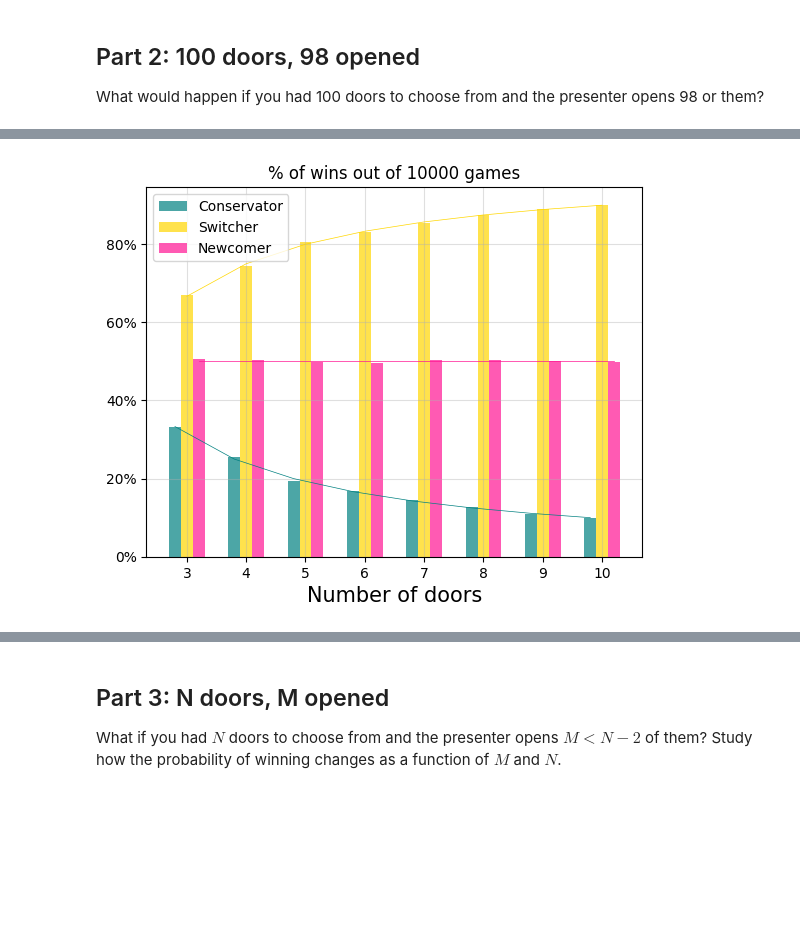
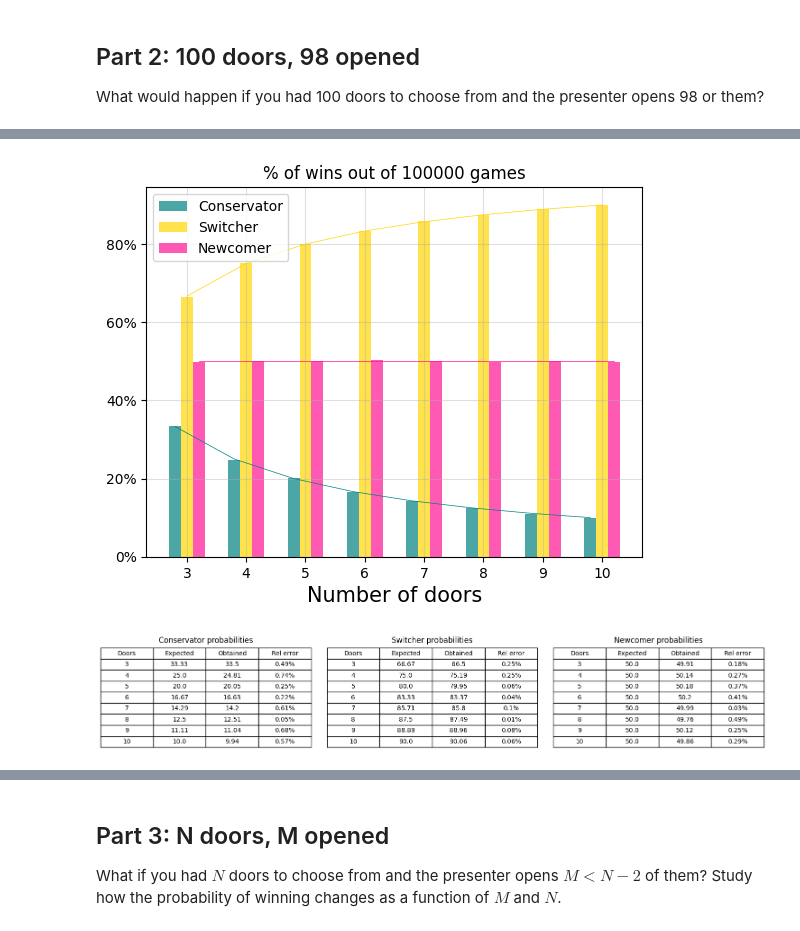
Before and after one commit to Alice-Palladino/astrostatistics_bicocca_2024, a Jupyter notebook: working/L02 - Monty Hall problem.ipynb, the cells around one changed output, grey strips where cells are left out. Saved outputs shown, nothing was run; the diff lists cells and outputs as text; code cells hidden in the pictures; blank space fills up the shorter version.

```diff
--- a/working/L02 - Monty Hall problem.ipynb
+++ b/working/L02 - Monty Hall problem.ipynb
@@ -294,7 +294,7 @@ def doors_opening(N_doors, winning_door, first_choice, doors_to_open):
 
 N = 100     # Total number of doors
 M = N-2     # Number of doors opened by the host
-n = 100000
+n = 1000
 
 conservator_wins = 0
 switcher_wins = 0
@@ -304,7 +304,7 @@ newcomer_wins = 0
 doors = np.array(['goat'] * (N-1) + ['car'])
 
 for i in range(n):
-    shuffle(doors)
+    np.random.shuffle(doors)
 
     # The switcher and conservators choose the first door:
     first_choice = np.random.randint(0, N)
@@ -357,7 +357,7 @@ plt.show()
 # FOR LOW N (so that the probabilities are still plottable together)
 
 DOORS = np.array([3, 4, 5, 6, 7, 8, 9, 10])
-n = 10000
+n = 100000
 
 P_conservator = []
 P_switcher = []
@@ -378,7 +378,7 @@ for N in DOORS:
     doors = np.array(['goat'] * (N-1) + ['car'])
 
     for i in range(n):
-        shuffle(doors)
+        np.random.shuffle(doors)
 
         # The switcher and conservators choose the first door:
         first_choice = np.random.randint(0, N)
@@ -398,34 +398,74 @@ for N in DOORS:
         if(conservator_door == winning_door):
             conservator_wins += 1
         else:
             switcher_wins += 1
 
         if(newcomer_door == winning_door):
             newcomer_wins += 1
 
     P_conservator.append(conservator_wins*100/n)
     P_switcher.append(switcher_wins*100/n)
     P_newcomer.append(newcomer_wins*100/n)
 
     P_exp_conservator.append((1/N)*100)
     P_exp_switcher.append(((N-1)/N)*100)
     P_exp_newcomer.append(100/2)
 
 fig, ax = plt.subplots()
 plt.bar([i - 0.2 for i in DOORS], P_conservator, width=0.2, label='Conservator', color='teal', alpha = 0.7)
 plt.bar(DOORS, P_switcher, width=0.2, label='Switcher', color='gold', alpha = 0.7)
 plt.bar([i + 0.2 for i in DOORS], P_newcomer, width=0.2, label='Newcomer', color='deeppink', alpha = 0.7)
 plt.plot([i - 0.2 for i in DOORS], P_exp_conservator, linewidth = 0.5, color = 'teal')
 plt.plot(DOORS, P_exp_switcher, linewidth = 0.5, color = 'gold')
 plt.plot([i + 0.2 for i in DOORS], P_exp_newcomer, linewidth = 0.5, color = 'deeppink')
 plt.legend()
 plt.grid(alpha=0.4)
 ax.yaxis.set_major_formatter(PercentFormatter(xmax=100))
 plt.title('% of wins out of ' + str(n) + ' games')
 plt.xlabel('Number of doors', fontsize=15)
 plt.show()
+
+# Showing the results in tables
+rel_err_cons = [abs(obt - exp) / exp * 100 for obt, exp in zip(P_conservator, P_exp_conservator)]
+rel_err_switch = [abs(obt - exp) / exp * 100 for obt, exp in zip(P_switcher, P_exp_switcher)]
+rel_err_newc = [abs(obt - exp) / exp * 100 for obt, exp in zip(P_newcomer, P_exp_newcomer)]
+
+cons_data = np.column_stack((['Doors'] + [str(door) for door in DOORS],
+                             ['Expected'] + [str(exp) for exp in np.round(P_exp_conservator, 2)],
+                             ['Obtained'] + [str(obt) for obt in np.round(P_conservator, 2)],
+                             ['Rel error'] + [str(rel) + '%' for rel in np.round(rel_err_cons, 2)]))
+switch_data = np.column_stack((['Doors'] + [str(door) for door in DOORS],
+                               ['Expected'] + [str(exp) for exp in np.round(P_exp_switcher, 2)],
+                               ['Obtained'] + [str(obt) for obt in np.round(P_switcher, 2)],
+                               ['Rel error'] + [str(rel) + '%' for rel in np.round(rel_err_switch, 2)]))
+newc_data = np.column_stack((['Doors'] + [str(door) for door in DOORS],
+                             ['Expected'] + [str(exp) for exp in np.round(P_exp_newcomer, 2)],
+                             ['Obtained'] + [str(obt) for obt in np.round(P_newcomer, 2)],
+                             ['Rel error'] + [str(rel) + '%' for rel in np.round(rel_err_newc, 2)]))
+
+tab, axs = plt.subplots(1, 3, figsize=(15, 3))
+
+axs[0].set_title('Conservator probabilities')
+axs[0].axis('off')
+table1 = axs[0].table(cellText=cons_data, loc='center', cellLoc='center', colLabels=None)
+table1.scale(1, 1.5)
+
+axs[1].set_title('Switcher probabilities')
+axs[1].axis('off')
+table2 = axs[1].table(cellText=switch_data, loc='center', cellLoc='center', colLabels=None)
+table2.scale(1, 1.5)
+
+axs[2].set_title('Newcomer probabilities')
+axs[2].axis('off')
+table3 = axs[2].table(cellText=newc_data, loc='center', cellLoc='center', colLabels=None)
+table3.scale(1, 1.5)
+
+plt.tight_layout(rect=[0, 0.05, 1, 0.98], w_pad=2.5)
+
+plt.show()
 # %% [output]
-[figure, old version]
+[figure, new version]
+[figure, added]
 # %%
 # How the probabilities change with respect to the number of doors N (with M = N-2 doors opened by the host)
 # FOR HIGH N (three different plots)
```
Also changed, not shown: parts of 10 cells of this notebook.
